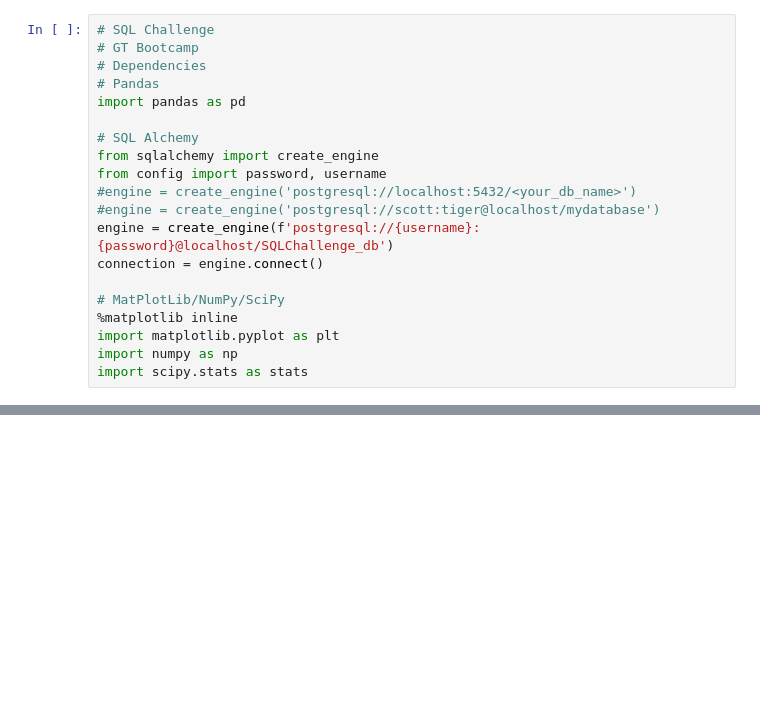
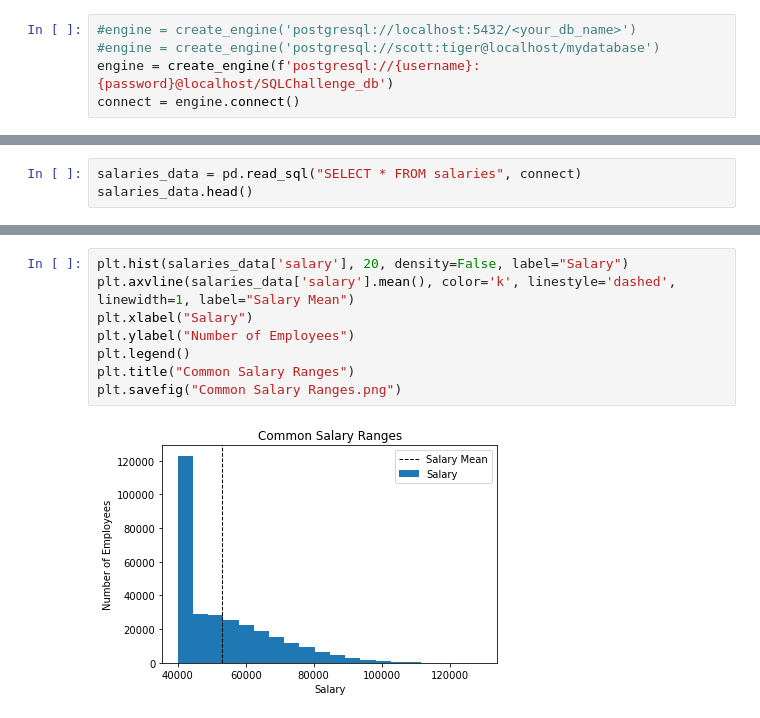
Before and after one commit to ItsGreyedOut/A-Mystery-in-Two-Parts, a Jupyter notebook: EmployeeSQL/bonus_analysis.ipynb, the cells around one changed output, grey strips where cells are left out. Cells and saved outputs as stored; diff of their text form; blank space fills up the shorter version.

```diff
--- a/EmployeeSQL/bonus_analysis.ipynb
+++ b/EmployeeSQL/bonus_analysis.ipynb
@@ -1,20 +13,5 @@
 # %%
-# SQL Challenge
-# GT Bootcamp
-# Dependencies
-# Pandas
-import pandas as pd
-
-# SQL Alchemy
-from sqlalchemy import create_engine
-from config import password, username
 #engine = create_engine('postgresql://localhost:5432/<your_db_name>')
 #engine = create_engine('postgresql://scott:tiger@localhost/mydatabase')
 engine = create_engine(f'postgresql://{username}:{password}@localhost/SQLChallenge_db')
-connection = engine.connect()
-
-# MatPlotLib/NumPy/SciPy
-%matplotlib inline
-import matplotlib.pyplot as plt
-import numpy as np
-import scipy.stats as stats
+connect = engine.connect()
@@ -28,0 +18,3 @@ salary_data
+# %%
+salaries_data = pd.read_sql("SELECT * FROM salaries", connect)
+salaries_data.head()
@@ -28,0 +120,10 @@ salary_data
+# %%
+plt.hist(salaries_data['salary'], 20, density=False, label="Salary")
+plt.axvline(salaries_data['salary'].mean(), color='k', linestyle='dashed', linewidth=1, label="Salary Mean")
+plt.xlabel("Salary")
+plt.ylabel("Number of Employees")
+plt.legend()
+plt.title("Common Salary Ranges")
+plt.savefig("Common Salary Ranges.png")
+# %% [output]
+[figure, added]
```
Also changed, not shown: parts of 13 cells of this notebook, 2 other files.
